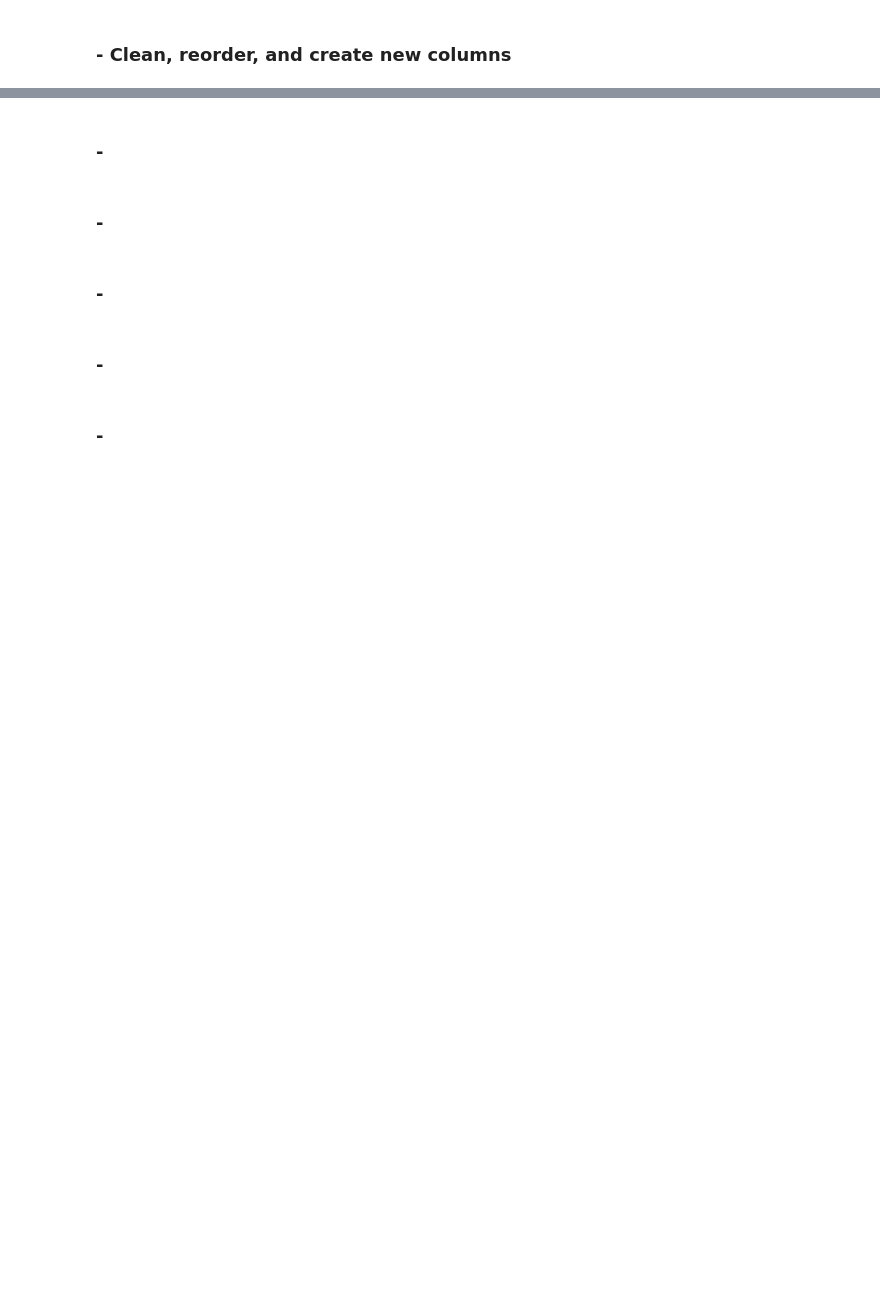
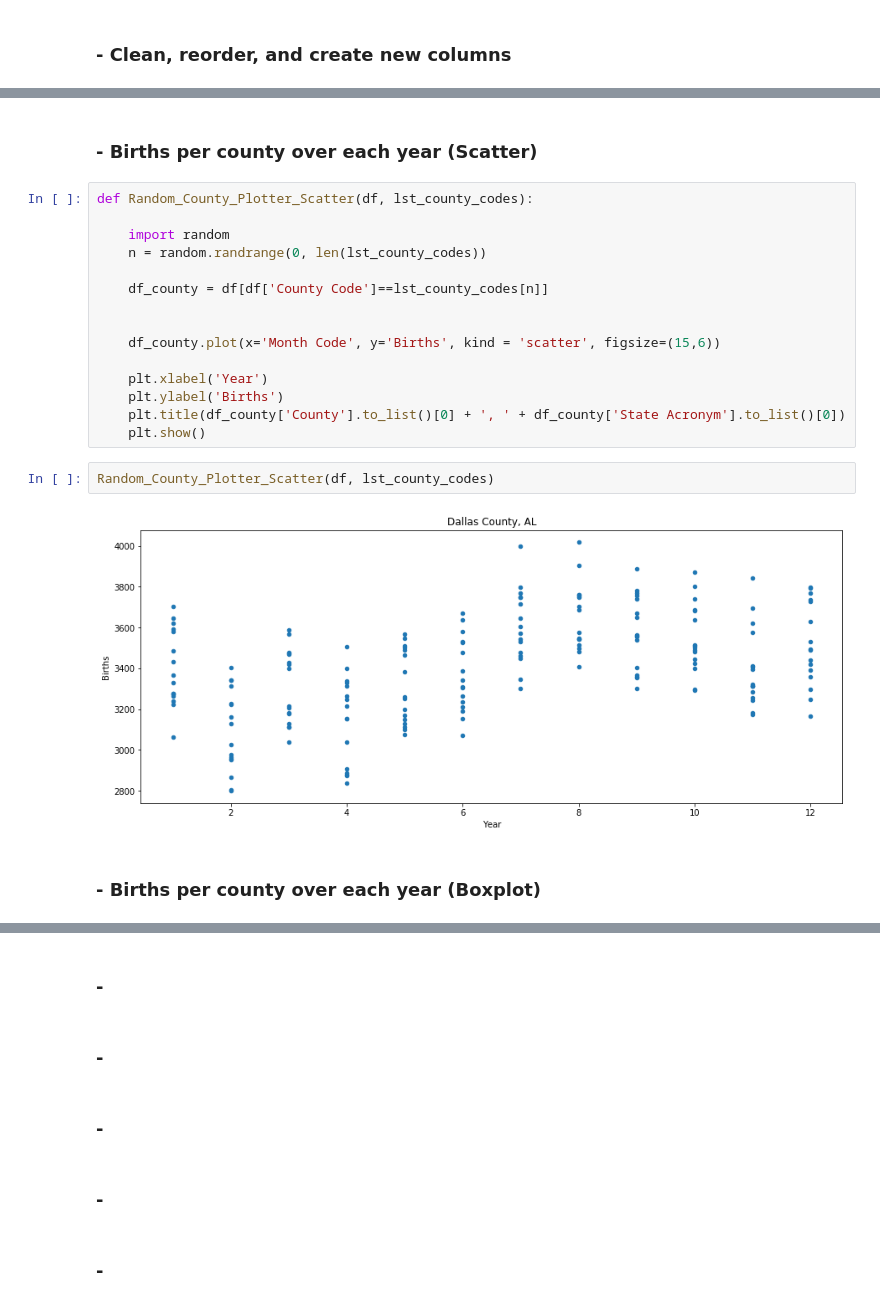
Before and after one commit to Data-Science-Link/Baby_Boom, a Jupyter notebook: scripts/EDA.ipynb, the cells around one changed output, grey strips where cells are left out. Saved outputs shown, nothing was run; the diff lists cells and outputs as text; blank space fills up the shorter version.

Commit message:
updated all figures to be functions

```diff
--- a/scripts/EDA.ipynb
+++ b/scripts/EDA.ipynb
@@ -133,0 +124,23 @@ df[df['County Code']==1003].boxplot(column='Births', by='Month Code', figsize=(1
+# %% [markdown]
+### - Births per county over each year (Scatter)
+# %%
+def Random_County_Plotter_Scatter(df, lst_county_codes):
+
+    import random
+    n = random.randrange(0, len(lst_county_codes))
+
+    df_county = df[df['County Code']==lst_county_codes[n]]
+
+
+    df_county.plot(x='Month Code', y='Births', kind = 'scatter', figsize=(15,6))
+
+    plt.xlabel('Year')
+    plt.ylabel('Births')
+    plt.title(df_county['County'].to_list()[0] + ', ' + df_county['State Acronym'].to_list()[0])
+    plt.show()
+# %%
+Random_County_Plotter_Scatter(df, lst_county_codes)
+# %% [output]
+[figure, added]
+# %% [markdown]
+### - Births per county over each year (Boxplot)
```
Also changed, not shown: parts of 17 cells of this notebook.
